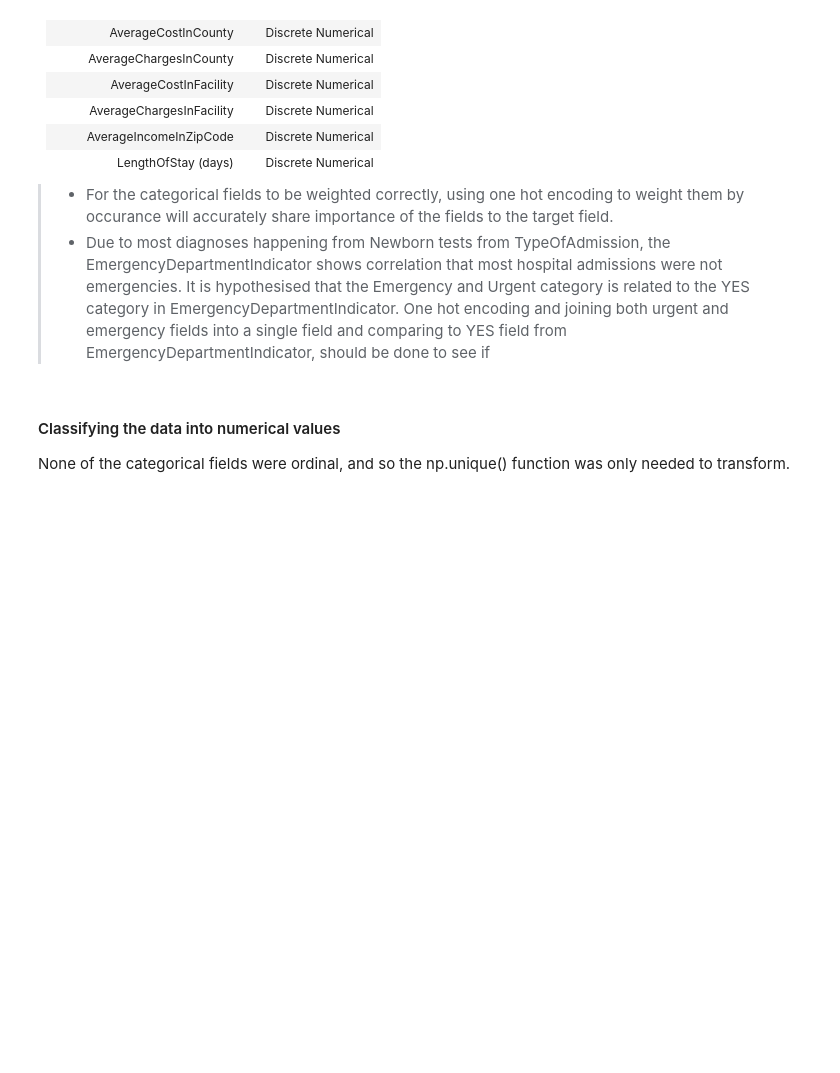
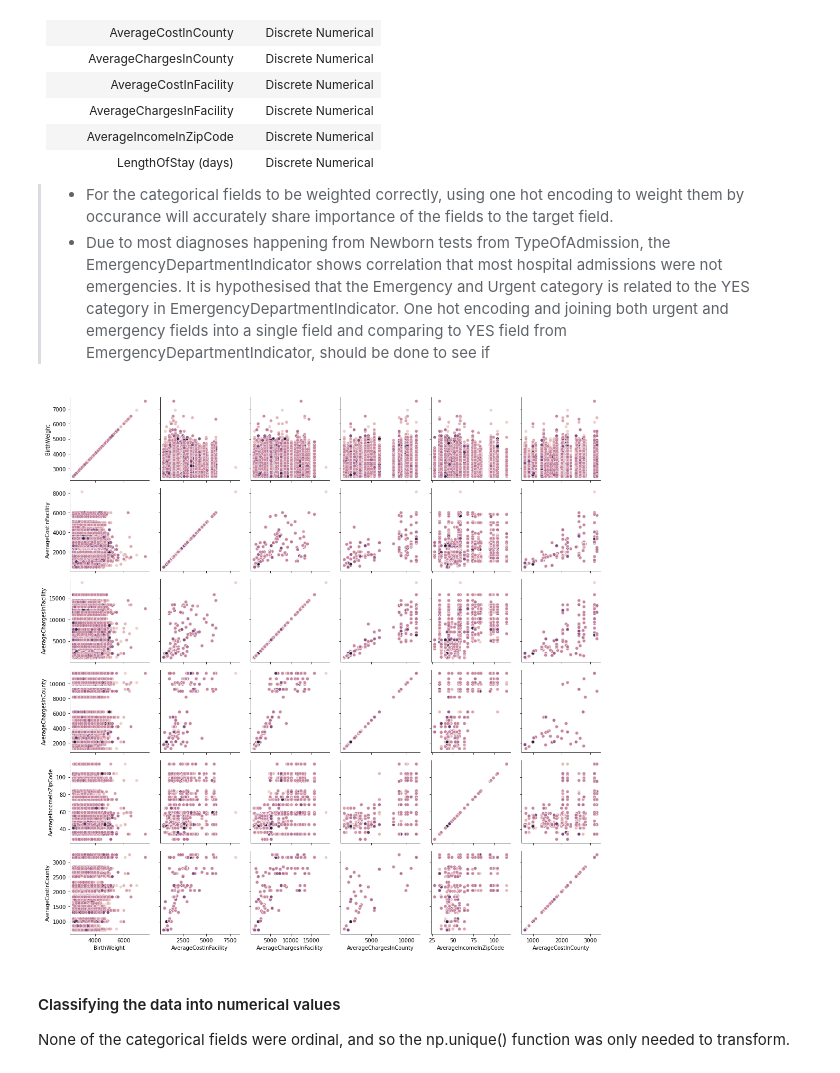
Before and after one commit to Luke-Mason/ML-A1, a Jupyter notebook: Assignment-1.ipynb, the cells around one changed output. Cells and saved outputs as stored; diff of their text form; code cells hidden in the pictures; blank space fills up the shorter version.

```diff
--- a/Assignment-1.ipynb
+++ b/Assignment-1.ipynb
@@ -118,6 +138,14 @@ for i, col in enumerate(patients_X.columns):
 # %%
 categorical_features = ['Gender','Race', 'TypeOfAdmission', 'CCSProcedureCode', 'APRSeverityOfIllnessCode', 'PaymentTypology', 'EmergencyDepartmentIndicator']
 noncategorical_features = list(set(patients_X.columns).difference(set(categorical_features)))
+# %%
+import seaborn as sns
+
+g = sns.PairGrid(dataFrame, vars=noncategorical_features, hue="LengthOfStay")
+g.map(sns.scatterplot)
+plt.show()
+# %% [output]
+[figure, added]
 # %% [markdown]
 #### Classifying the data into numerical values
 None of the categorical fields were ordinal, and so the np.unique() function was only needed to transform.
```
Also changed, not shown: parts of 7 cells of this notebook.
